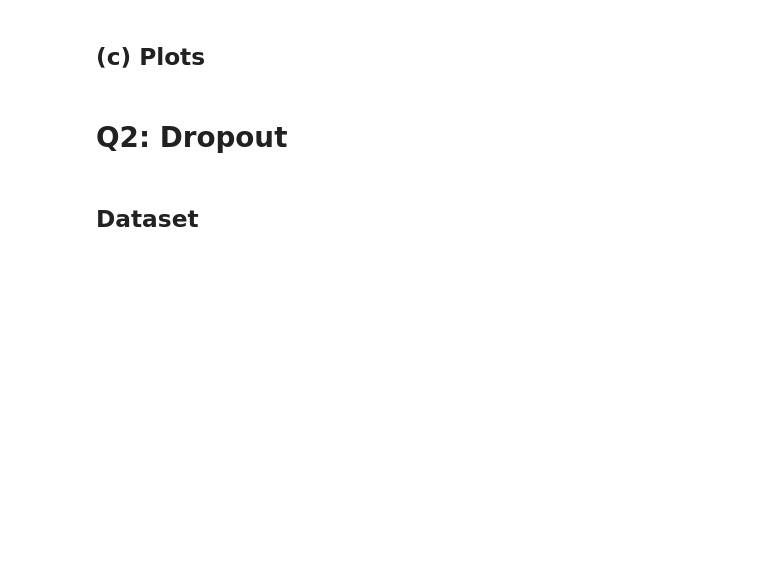
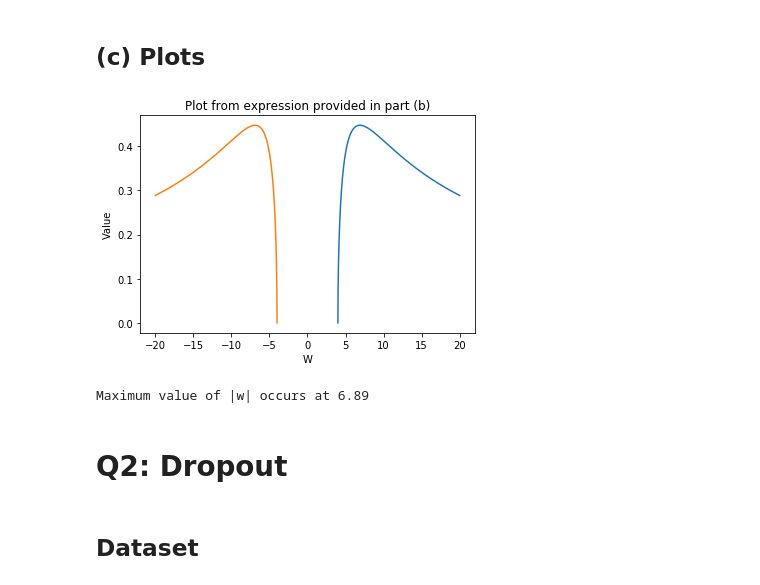
Before and after one commit to pranaabdhawan/CS489-4B, a Jupyter notebook: A3/p2dhawan_a3.ipynb, the cells around one changed output. Cells and saved outputs as stored; diff of their text form; code cells hidden in the pictures; blank space fills up the shorter version.

```diff
--- a/A3/p2dhawan_a3.ipynb
+++ b/A3/p2dhawan_a3.ipynb
@@ -24,3 +131,26 @@ Your answer here.
+# %%
+def get_value(w):
+    return (2./np.abs(w)) * np.log((np.abs(w)/2.)*(1 + np.sqrt(1 - (4./np.abs(w)))) - 1)
+
+x1 = np.linspace(4,20,5000)
+y1 = get_value(x1)
+
+x2 = np.linspace(-20,-4,5000)
+y2 = get_value(x2)
+
+plt.plot(x1, y1)
+plt.plot(x2, y2)
+
+plt.title('Plot from expression provided in part (b)')
+plt.xlabel('W')
+plt.ylabel('Value')
+
+
+plt.show()
+print("Maximum value of |w| occurs at %.2f" % x1[np.argmax(y1)])
+# %% [output]
+[figure, added]
+Maximum value of |w| occurs at 6.89
 # %% [markdown]
 # Q2: Dropout
 # %% [markdown]
```
Also changed, not shown: parts of 17 cells of this notebook.
